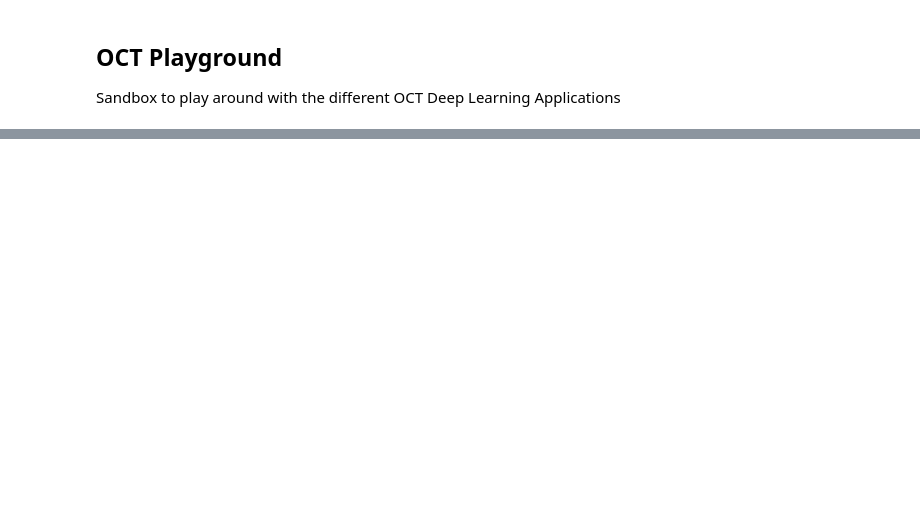
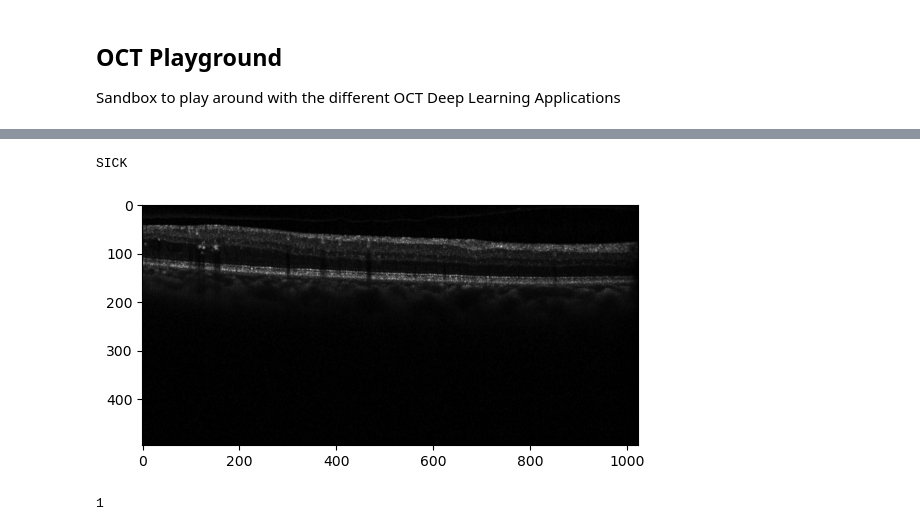
Before and after one commit to sgvdan/OCT-DL, a Jupyter notebook: playground.ipynb, the cells around one changed output, grey strips where cells are left out. Cells and saved outputs as stored; diff of their text form; code cells hidden in the pictures; blank space fills up the shorter version.

Commit message:
Now with completed B-Scans generator

```diff
--- a/playground.ipynb
+++ b/playground.ipynb
@@ -49,0 +35,9 @@ AttributeError: 'list' object has no attribute 'save'
+# %%
+### Parameters
+config = {'train_dataset': {'control': 'Data/train/control', 'study': 'Data/train/study'},
+          'test_dataset': {'control': 'Data/test/control', 'study': 'Data/test/study'}}
+### Playground
+print(config)
+data = BScansGenerator(control_dir='Data/test/control', study_dir='Data/test/study')
+print(len(data))
+a = data[0]
@@ -49,0 +62,14 @@ AttributeError: 'list' object has no attribute 'save'
+# %%
+###### from oct_converter.image_types import FundusImageWithMetaData, OCTVolumeWithMetaData
+
+import matplotlib.pyplot as plt
+a=data[5400]
+print('HEALTHY' if a[1] == 0 else 'SICK')
+plt.figure
+plt.imshow(a[0], cmap='gray')
+plt.show()
+print(a[1])
+# %% [output]
+SICK
+[figure, added]
+1
```
Also changed, not shown: parts of 5 cells of this notebook, 2 other files.
